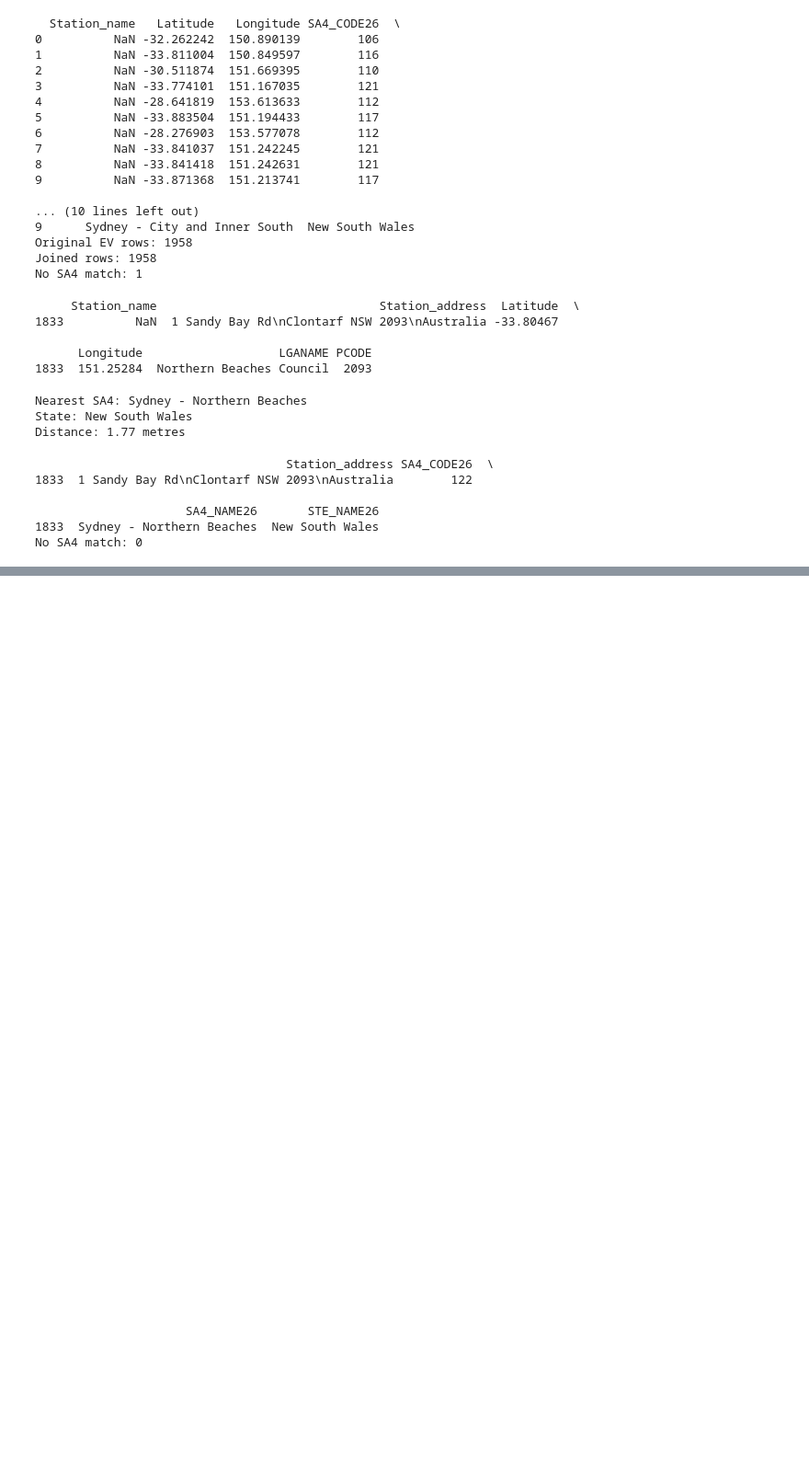
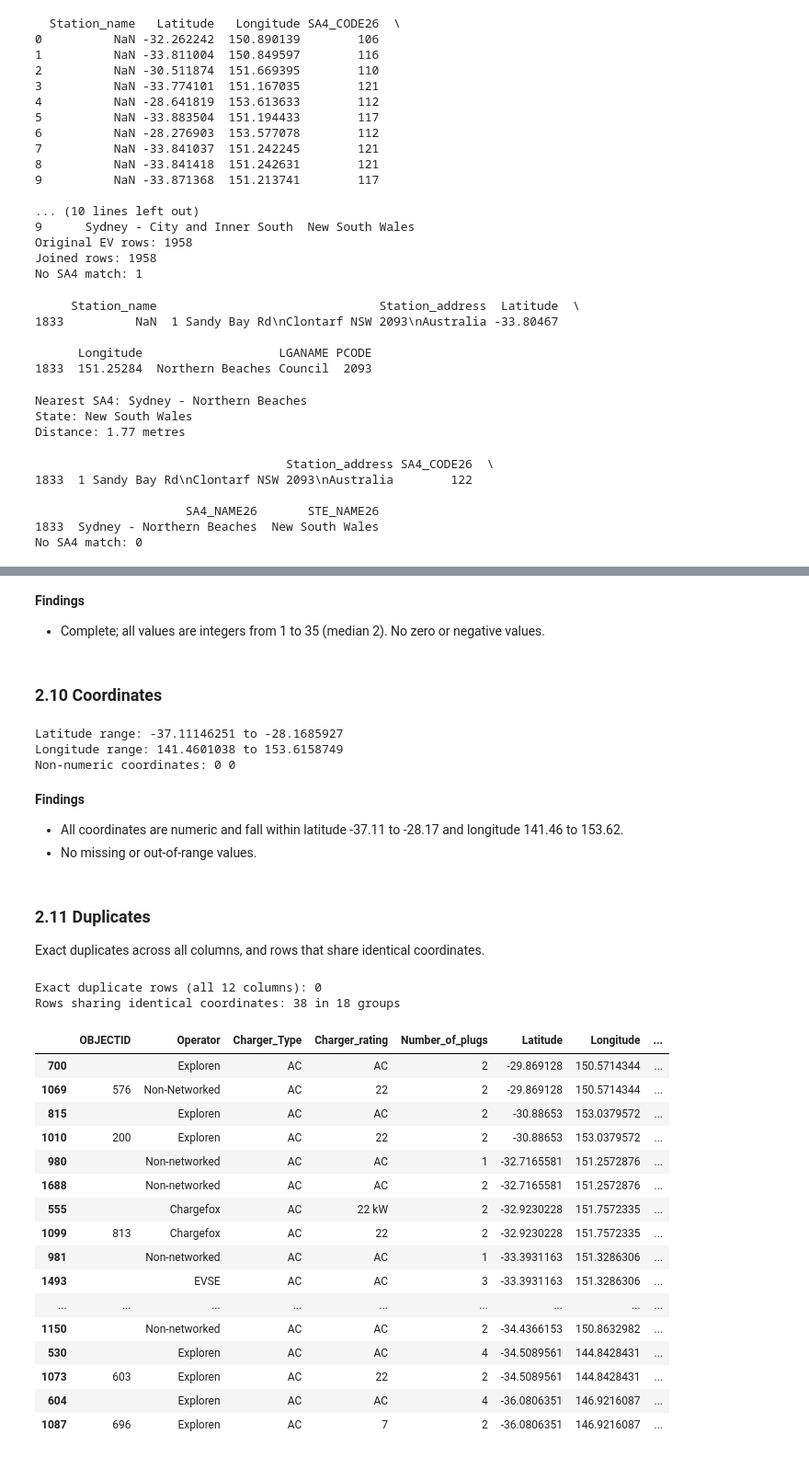
Before and after one commit to JIJI5647/5339_a1, a Jupyter notebook: notebooks/data_analyze.ipynb, the cells around one changed output, grey strips where cells are left out. Shown at 92% size. Saved outputs shown, nothing was run; the diff lists cells and outputs as text; code cells hidden in the pictures; blank space fills up the shorter version.

```diff
--- a/notebooks/data_analyze.ipynb
+++ b/notebooks/data_analyze.ipynb
@@ -182,0 +575,56 @@ No SA4 match: 0
+# %% [markdown]
+**Findings**
+
+- Complete; all values are integers from 1 to 35 (median 2). No zero or negative values.
+# %% [markdown]
+### 2.10 Coordinates
+# %%
+lat = raw["Latitude"].astype(float)
+lon = raw["Longitude"].astype(float)
+print("Latitude range:", lat.min(), "to", lat.max())
+print("Longitude range:", lon.min(), "to", lon.max())
+print("Non-numeric coordinates:",
+      pd.to_numeric(raw["Latitude"], errors="coerce").isna().sum(),
+      pd.to_numeric(raw["Longitude"], errors="coerce").isna().sum())
+# %% [output]
+Latitude range: -37.11146251 to -28.1685927
+Longitude range: 141.4601038 to 153.6158749
+Non-numeric coordinates: 0 0
+# %% [markdown]
+**Findings**
+
+- All coordinates are numeric and fall within latitude -37.11 to -28.17 and longitude 141.46 to 153.62.
+- No missing or out-of-range values.
+# %% [markdown]
+### 2.11 Duplicates
+
+Exact duplicates across all columns, and rows that share identical coordinates.
+# %%
+print("Exact duplicate rows (all 12 columns):", raw.duplicated().sum())
+
+coord_cols = ["Latitude", "Longitude"]
+shared = raw[raw.duplicated(coord_cols, keep=False)].sort_values(coord_cols)
+print("Rows sharing identical coordinates:", len(shared),
+      "in", shared.groupby(coord_cols).ngroups, "groups")
+shared[["OBJECTID", "Operator", "Charger_Type", "Charger_rating",
+        "Number_of_plugs", "Latitude", "Longitude", "Station_address"]]
+# %% [output]
+Exact duplicate rows (all 12 columns): 0
+Rows sharing identical coordinates: 38 in 18 groups
+|  | OBJECTID | Operator | Charger_Type | Charger_rating | Number_of_plugs | Latitude | Longitude | ... |
+| 700 |  | Exploren | AC | AC | 2 | -29.869128 | 150.5714344 | ... |
+| 1069 | 576 | Non-Networked | AC | 22 | 2 | -29.869128 | 150.5714344 | ... |
+| 815 |  | Exploren | AC | AC | 2 | -30.88653 | 153.0379572 | ... |
+| 1010 | 200 | Exploren | AC | 22 | 2 | -30.88653 | 153.0379572 | ... |
+| 980 |  | Non-networked | AC | AC | 1 | -32.7165581 | 151.2572876 | ... |
+| 1688 |  | Non-networked | AC | AC | 2 | -32.7165581 | 151.2572876 | ... |
+| 555 |  | Chargefox | AC | 22 kW | 2 | -32.9230228 | 151.7572335 | ... |
+| 1099 | 813 | Chargefox | AC | 22 | 2 | -32.9230228 | 151.7572335 | ... |
+| 981 |  | Non-networked | AC | AC | 1 | -33.3931163 | 151.3286306 | ... |
+| 1493 |  | EVSE | AC | AC | 3 | -33.3931163 | 151.3286306 | ... |
+| ... | ... | ... | ... | ... | ... | ... | ... | ... |
+| 1150 |  | Non-networked | AC | AC | 2 | -34.4366153 | 150.8632982 | ... |
+| 530 |  | Exploren | AC | AC | 4 | -34.5089561 | 144.8428431 | ... |
+| 1073 | 603 | Exploren | AC | 22 | 2 | -34.5089561 | 144.8428431 | ... |
+| 604 |  | Exploren | AC | AC | 4 | -36.0806351 | 146.9216087 | ... |
+| 1087 | 696 | Exploren | AC | 7 | 2 | -36.0806351 | 146.9216087 | ... |
```
Also changed, not shown: parts of 60 cells of this notebook, 13 other files.
